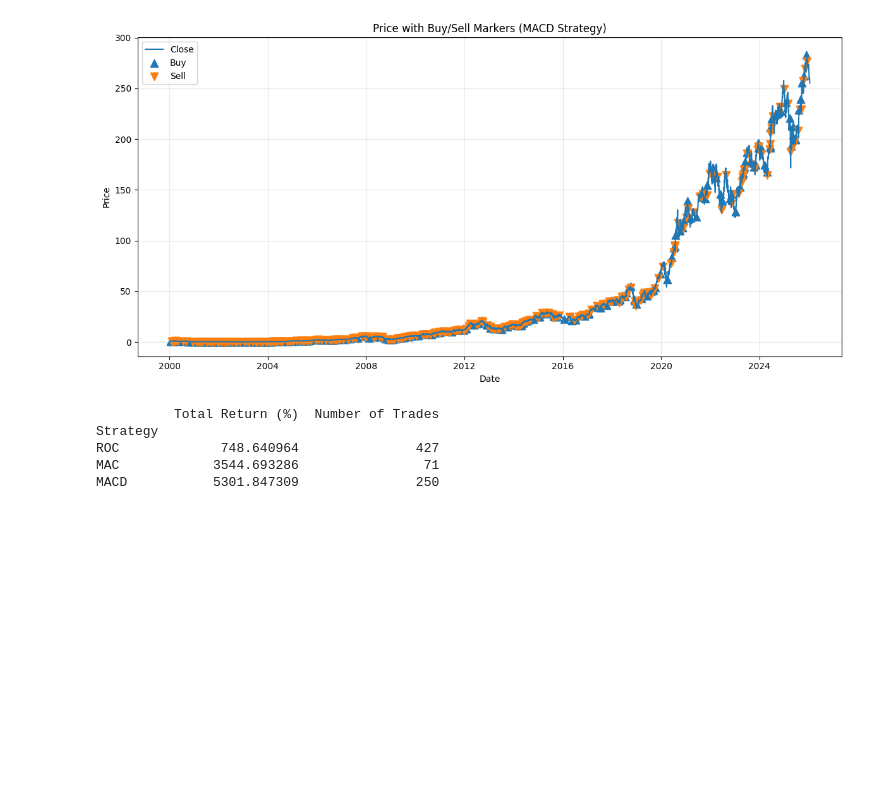
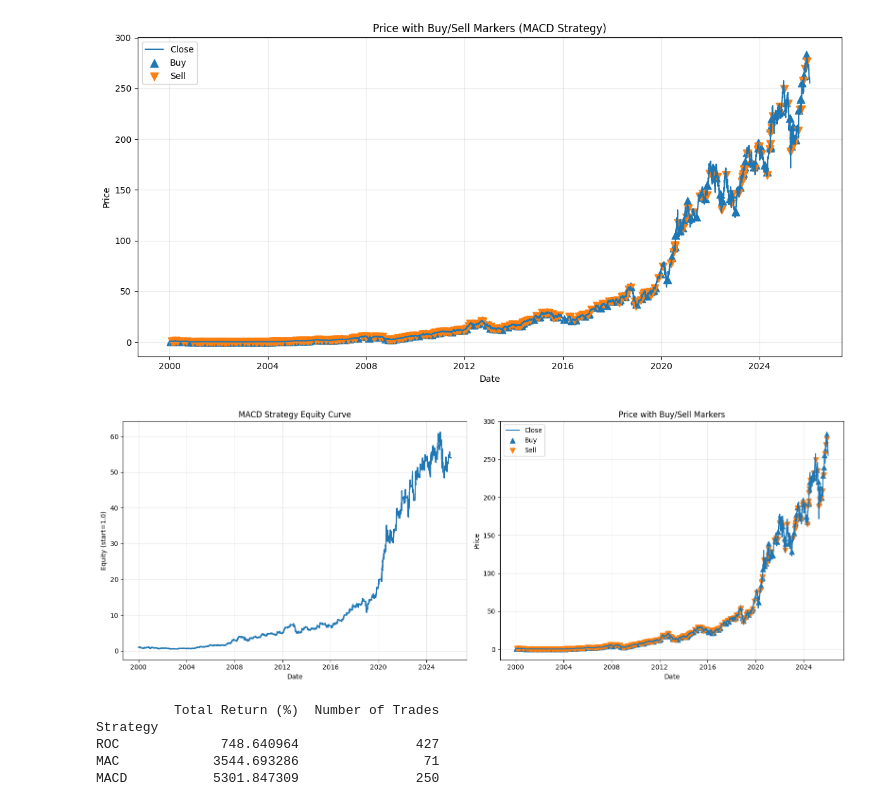
Before and after one commit to taliashapiro05/Momentum_assignment-1-, a Jupyter notebook: Momentum_assignment.ipynb, the cells around one changed output. Cells and saved outputs as stored; diff of their text form; code cells hidden in the pictures; blank space fills up the shorter version.

Commit message:
Added side-by-side comparison of graphs

```diff
--- a/Momentum_assignment.ipynb
+++ b/Momentum_assignment.ipynb
@@ -600,6 +600,51 @@ Total return: 5301.85%
 Number of trades: 250
 [figure]
 [figure]
+# %%
+fig, axes = plt.subplots(1, 2, figsize=(16, 6))
+
+# left: Equity Curve
+axes[0].plot(MACD_strategy["Date"],
+             MACD_strategy["equity"],
+             linewidth=2)
+
+axes[0].set_title("MACD Strategy Equity Curve")
+axes[0].set_xlabel("Date")
+axes[0].set_ylabel("Equity (start=1.0)")
+axes[0].grid(True, alpha=0.3)
+
+
+# right: Price + Buy/Sell
+entries = MACD_strategy["position"].diff().fillna(0) == 1
+exits   = MACD_strategy["position"].diff().fillna(0) == -1
+
+axes[1].plot(MACD_strategy["Date"],
+             MACD_strategy["Close"],
+             linewidth=1.5,
+             label="Close")
+
+axes[1].scatter(MACD_strategy.loc[entries, "Date"],
+                MACD_strategy.loc[entries, "Close"],
+                marker="^",
+                s=60,
+                label="Buy")
+
+axes[1].scatter(MACD_strategy.loc[exits, "Date"],
+                MACD_strategy.loc[exits, "Close"],
+                marker="v",
+                s=60,
+                label="Sell")
+
+axes[1].set_title("Price with Buy/Sell Markers")
+axes[1].set_xlabel("Date")
+axes[1].set_ylabel("Price")
+axes[1].legend()
+axes[1].grid(True, alpha=0.3)
+
+plt.tight_layout()
+plt.show()
+# %% [output]
+[figure, added]
 # %%
 #comparison of all strategies
 
```
